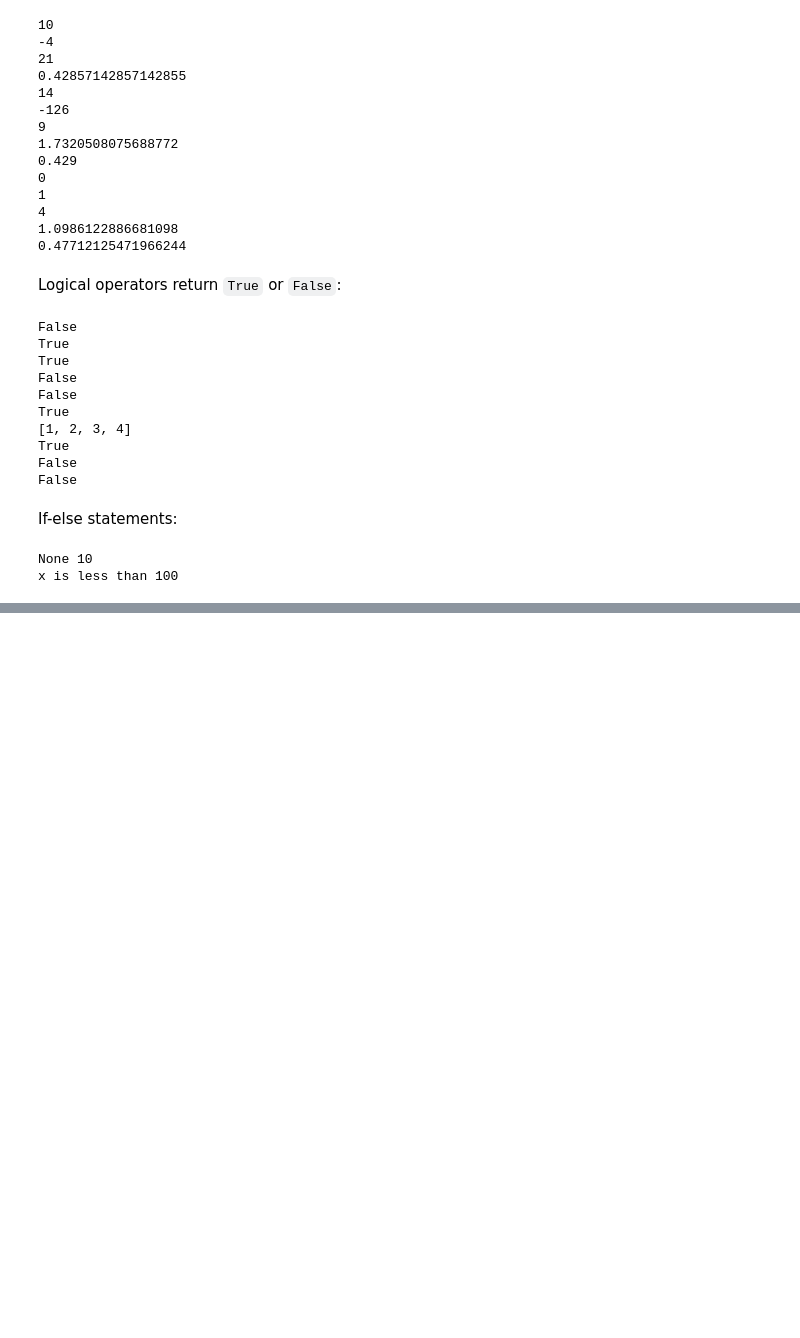
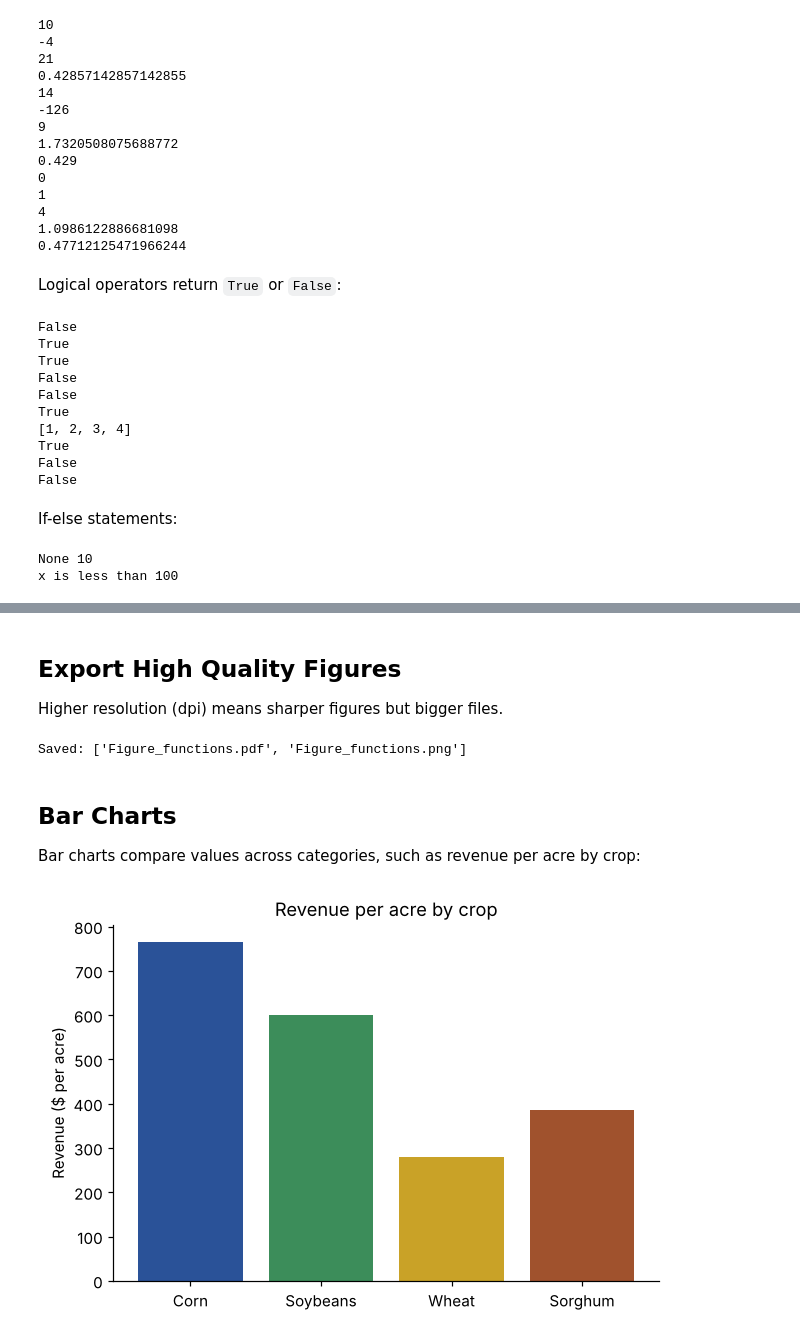
Before and after one commit to walteracp/walteracp.github.io, a Jupyter notebook: notebooks/Py_Notes_for_AGECON.ipynb, the cells around one changed output, grey strips where cells are left out. Drawn from its saved outputs; the diff is of its cells as text; code cells hidden in the pictures; blank space fills up the shorter version.

```diff
--- a/notebooks/Py_Notes_for_AGECON.ipynb
+++ b/notebooks/Py_Notes_for_AGECON.ipynb
@@ -1031,0 +1565,23 @@ with open("regression_table.html", "w") as f:
+# %% [markdown]
+## Export High Quality Figures
+Higher resolution (dpi) means sharper figures but bigger files.
+# %%
+fig.savefig("Figure_functions.png", dpi=300, bbox_inches="tight")  # PNG
+fig.savefig("Figure_functions.pdf", bbox_inches="tight")           # PDF
+# fig.savefig("Figure_functions.tiff", dpi=1200)                   # TIFF, very large file
+print("Saved:", [f for f in os.listdir() if f.startswith("Figure_functions")])
+# %% [output]
+Saved: ['Figure_functions.pdf', 'Figure_functions.png']
+# %% [markdown]
+## Bar Charts
+Bar charts compare values across categories, such as revenue per acre by crop:
+# %%
+crop_names = ["Corn", "Soybeans", "Wheat", "Sorghum"]
+revenue_acre = [180 * 4.25, 55 * 10.90, 50 * 5.60, 95 * 4.05]
+
+plt.bar(crop_names, revenue_acre, color=["#2a5298", "#3c8d5a", "#c9a227", "#a0522d"])
+plt.ylabel("Revenue ($ per acre)")
+plt.title("Revenue per acre by crop")
+plt.show()
+# %% [output]
+[figure, added]
```
Also changed, not shown: parts of 202 cells of this notebook, 4 other files.
